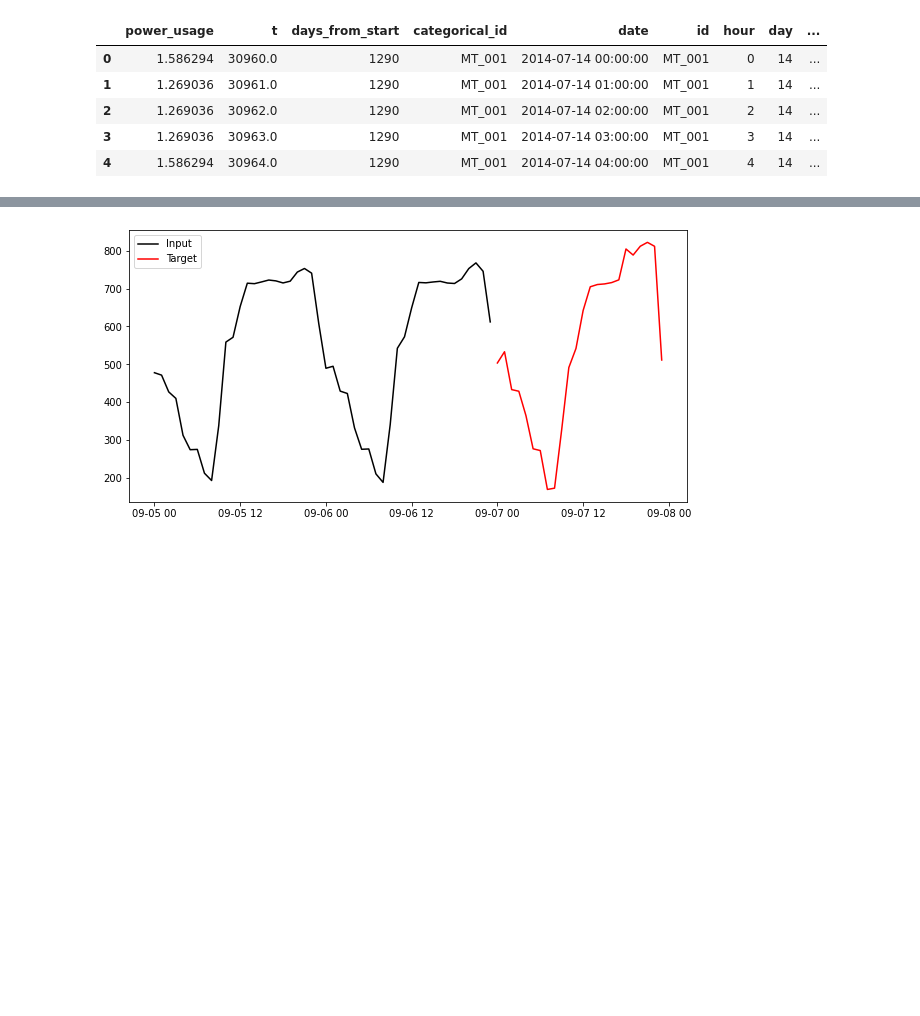
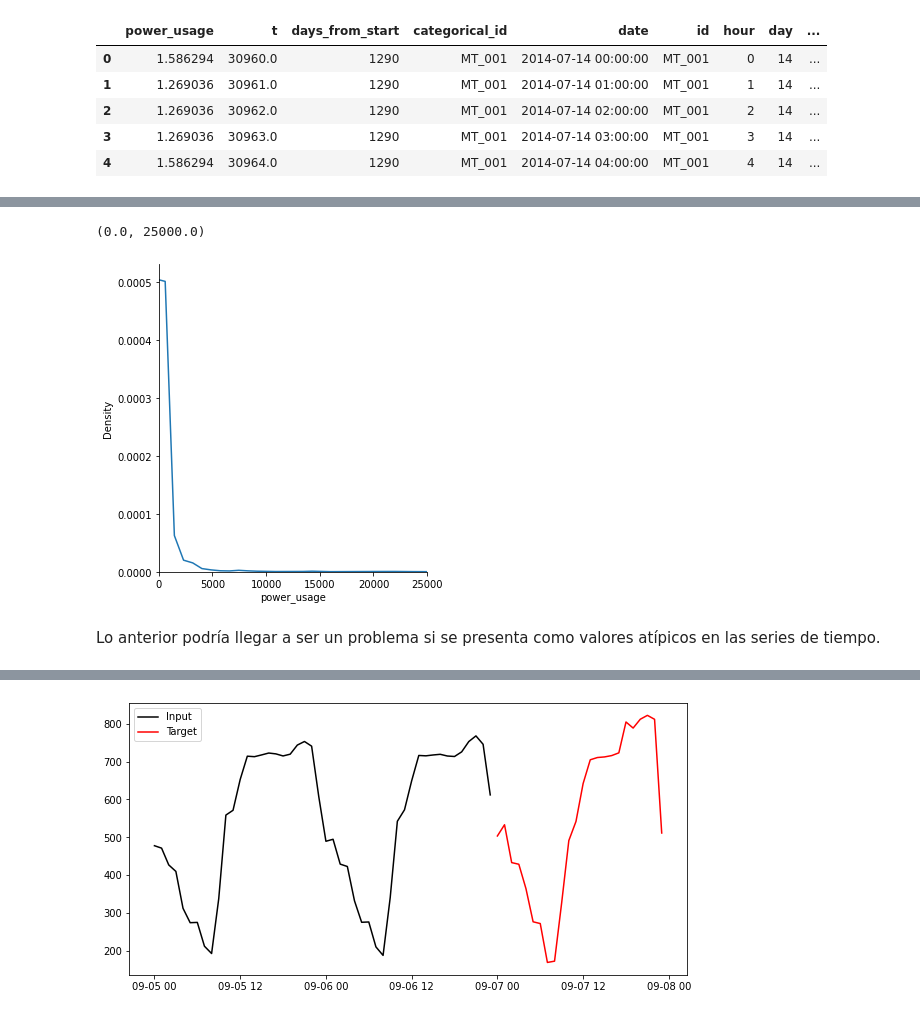
Before and after one commit to juancop/URDeepLearning, a Jupyter notebook: Forecasting/Forecasting Example.ipynb, the cells around one changed output, grey strips where cells are left out. Drawn from its saved outputs; the diff is of its cells as text; code cells hidden in the pictures; blank space fills up the shorter version.

```diff
--- a/Forecasting/Forecasting Example.ipynb
+++ b/Forecasting/Forecasting Example.ipynb
@@ -71,0 +60,8 @@ Name: power_usage, dtype: float64
+# %%
+sns.displot(data=df, x="power_usage", kind="kde")
+plt.xlim(0, 25000)
+# %% [output]
+(0.0, 25000.0)
+[figure, added]
+# %% [markdown]
+Lo anterior podría llegar a ser un problema si se presenta como valores atípicos en las series de tiempo.
```
Also changed, not shown: parts of 26 cells of this notebook, 3 other files.
